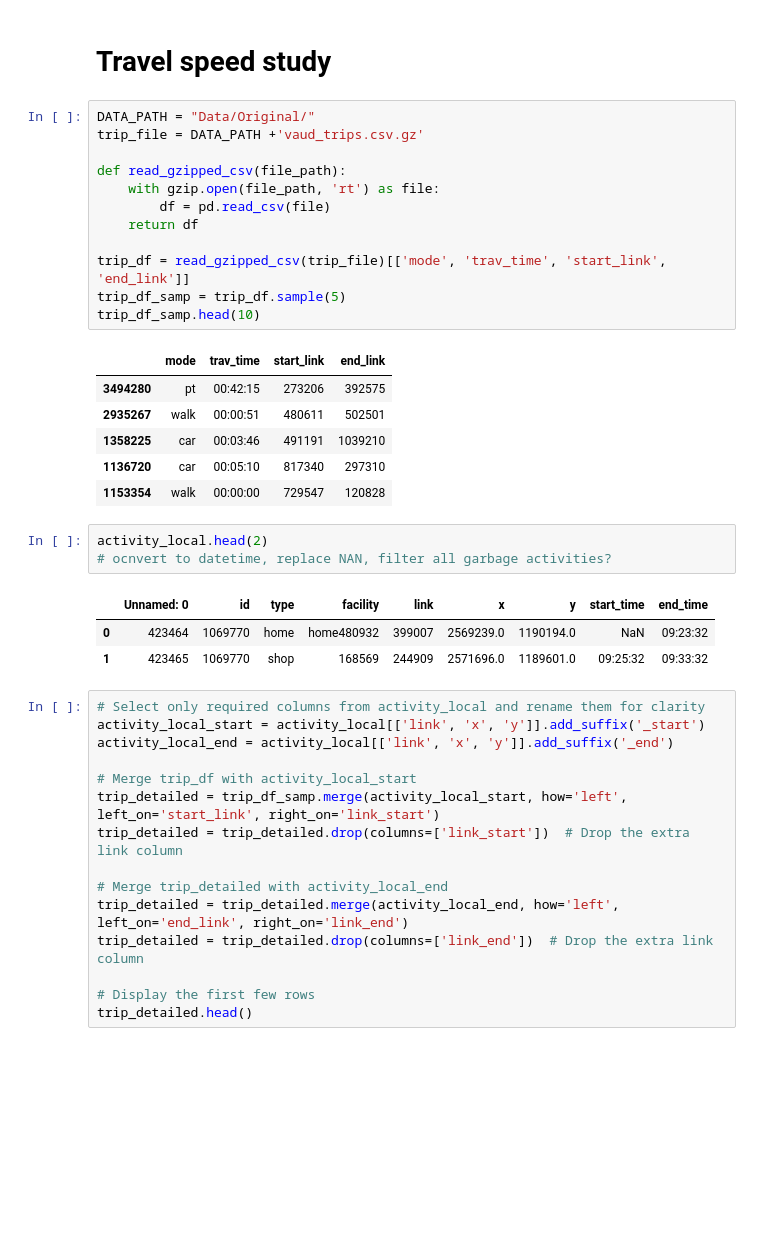
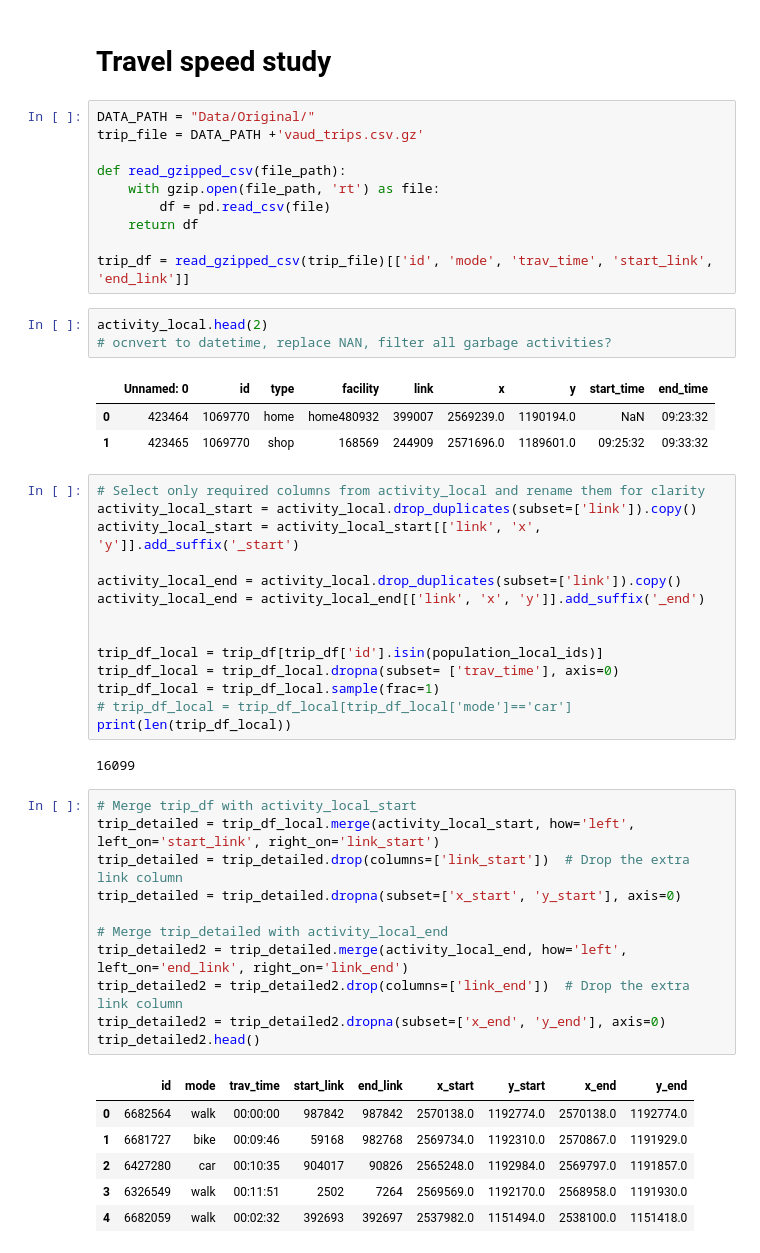
Before and after one commit to phellich/scheduling, a Jupyter notebook: Distributions.ipynb, the cells around one changed output. Saved outputs shown, nothing was run; the diff lists cells and outputs as text; blank space fills up the shorter version.

```diff
--- a/Distributions.ipynb
+++ b/Distributions.ipynb
@@ -282,16 +282,7 @@ def read_gzipped_csv(file_path):
         df = pd.read_csv(file)
     return df
 
-trip_df = read_gzipped_csv(trip_file)[['mode', 'trav_time', 'start_link', 'end_link']]
-trip_df_samp = trip_df.sample(5)
-trip_df_samp.head(10)
+trip_df = read_gzipped_csv(trip_file)[['id', 'mode', 'trav_time', 'start_link', 'end_link']]
-# %% [output]
-|  | mode | trav_time | start_link | end_link |
-| 3494280 | pt | 00:42:15 | 273206 | 392575 |
-| 2935267 | walk | 00:00:51 | 480611 | 502501 |
-| 1358225 | car | 00:03:46 | 491191 | 1039210 |
-| 1136720 | car | 00:05:10 | 817340 | 297310 |
-| 1153354 | walk | 00:00:00 | 729547 | 120828 |
 # %%
 activity_local.head(2)
 # ocnvert to datetime, replace NAN, filter all garbage activities?
@@ -299,18 +290,37 @@ activity_local.head(2)
 |  | Unnamed: 0 | id | type | facility | link | x | y | start_time | end_time |
 | 0 | 423464 | 1069770 | home | home480932 | 399007 | 2569239.0 | 1190194.0 | NaN | 09:23:32 |
 | 1 | 423465 | 1069770 | shop | 168569 | 244909 | 2571696.0 | 1189601.0 | 09:25:32 | 09:33:32 |
+# %%
+# Select only required columns from activity_local and rename them for clarity
+activity_local_start = activity_local.drop_duplicates(subset=['link']).copy()
+activity_local_start = activity_local_start[['link', 'x', 'y']].add_suffix('_start')
+
+activity_local_end = activity_local.drop_duplicates(subset=['link']).copy()
+activity_local_end = activity_local_end[['link', 'x', 'y']].add_suffix('_end')
+
+
+trip_df_local = trip_df[trip_df['id'].isin(population_local_ids)]
+trip_df_local = trip_df_local.dropna(subset= ['trav_time'], axis=0)
+trip_df_local = trip_df_local.sample(frac=1)
+# trip_df_local = trip_df_local[trip_df_local['mode']=='car']
+print(len(trip_df_local))
+# %% [output]
+16099
 # %%
-# Select only required columns from activity_local and rename them for clarity
-activity_local_start = activity_local[['link', 'x', 'y']].add_suffix('_start')
-activity_local_end = activity_local[['link', 'x', 'y']].add_suffix('_end')
-
 # Merge trip_df with activity_local_start
-trip_detailed = trip_df_samp.merge(activity_local_start, how='left', left_on='start_link', right_on='link_start')
+trip_detailed = trip_df_local.merge(activity_local_start, how='left', left_on='start_link', right_on='link_start')
 trip_detailed = trip_detailed.drop(columns=['link_start'])  # Drop the extra link column
+trip_detailed = trip_detailed.dropna(subset=['x_start', 'y_start'], axis=0)
 
 # Merge trip_detailed with activity_local_end
-trip_detailed = trip_detailed.merge(activity_local_end, how='left', left_on='end_link', right_on='link_end')
-trip_detailed = trip_detailed.drop(columns=['link_end'])  # Drop the extra link column
-
-# Display the first few rows
-trip_detailed.head()
+trip_detailed2 = trip_detailed.merge(activity_local_end, how='left', left_on='end_link', right_on='link_end')
+trip_detailed2 = trip_detailed2.drop(columns=['link_end'])  # Drop the extra link column
+trip_detailed2 = trip_detailed2.dropna(subset=['x_end', 'y_end'], axis=0)
+trip_detailed2.head()
+# %% [output]
+|  | id | mode | trav_time | start_link | end_link | x_start | y_start | x_end | y_end |
+| 0 | 6682564 | walk | 00:00:00 | 987842 | 987842 | 2570138.0 | 1192774.0 | 2570138.0 | 1192774.0 |
+| 1 | 6681727 | bike | 00:09:46 | 59168 | 982768 | 2569734.0 | 1192310.0 | 2570867.0 | 1191929.0 |
+| 2 | 6427280 | car | 00:10:35 | 904017 | 90826 | 2565248.0 | 1192984.0 | 2569797.0 | 1191857.0 |
+| 3 | 6326549 | walk | 00:11:51 | 2502 | 7264 | 2569569.0 | 1192170.0 | 2568958.0 | 1191930.0 |
+| 4 | 6682059 | walk | 00:02:32 | 392693 | 392697 | 2537982.0 | 1151494.0 | 2538100.0 | 1151418.0 |
```
Also changed, not shown: parts of 2 cells of this notebook, 19 other files.
